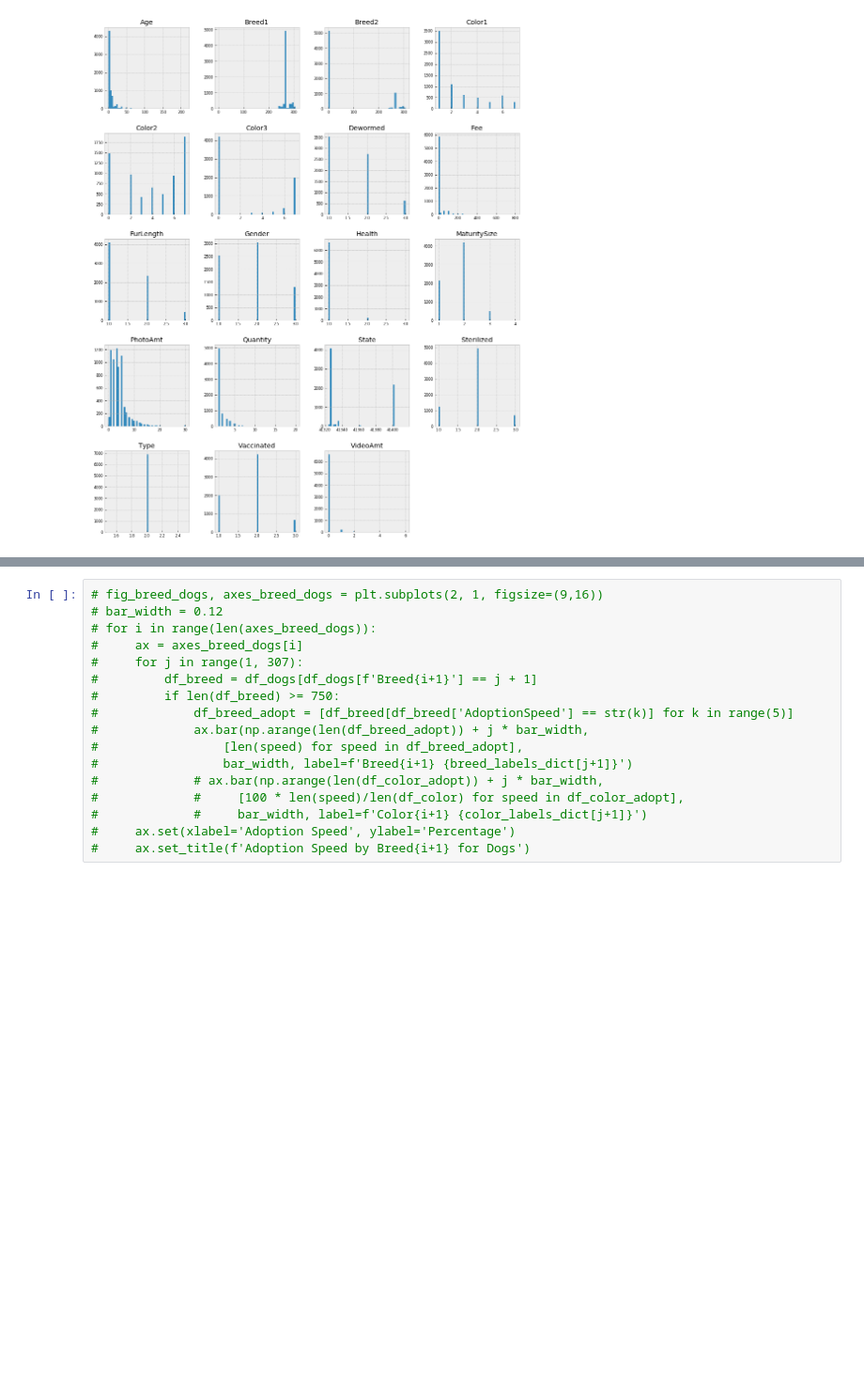
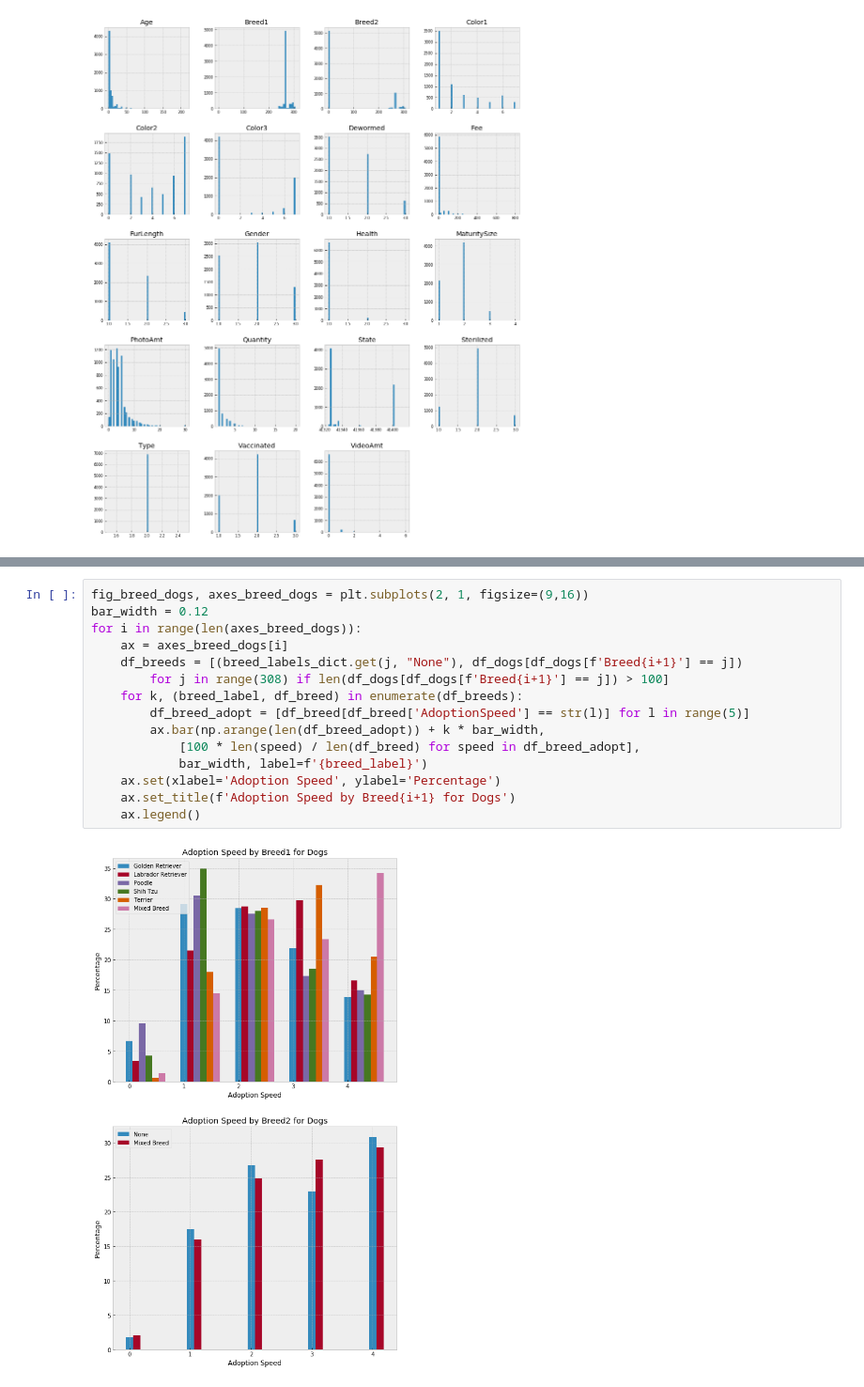
Before and after one commit to bfrison/CEBD1160, a Jupyter notebook: project/project_graphs.ipynb, the cells around one changed output, grey strips where cells are left out. Shown at 94% size. Cells and saved outputs as stored; diff of their text form; blank space fills up the shorter version.

```diff
--- a/project/project_graphs.ipynb
+++ b/project/project_graphs.ipynb
@@ -227,17 +227,17 @@ for i in range(len(axes_color_cats)):
 # %%
-# fig_breed_dogs, axes_breed_dogs = plt.subplots(2, 1, figsize=(9,16))
-# bar_width = 0.12
-# for i in range(len(axes_breed_dogs)):
-#     ax = axes_breed_dogs[i]
-#     for j in range(1, 307):
-#         df_breed = df_dogs[df_dogs[f'Breed{i+1}'] == j + 1]
-#         if len(df_breed) >= 750:
-#             df_breed_adopt = [df_breed[df_breed['AdoptionSpeed'] == str(k)] for k in range(5)]
-#             ax.bar(np.arange(len(df_breed_adopt)) + j * bar_width,
-#                 [len(speed) for speed in df_breed_adopt],
-#                 bar_width, label=f'Breed{i+1} {breed_labels_dict[j+1]}')
-#             # ax.bar(np.arange(len(df_color_adopt)) + j * bar_width,
-#             #     [100 * len(speed)/len(df_color) for speed in df_color_adopt],
-#             #     bar_width, label=f'Color{i+1} {color_labels_dict[j+1]}')
-#     ax.set(xlabel='Adoption Speed', ylabel='Percentage')
-#     ax.set_title(f'Adoption Speed by Breed{i+1} for Dogs')
+fig_breed_dogs, axes_breed_dogs = plt.subplots(2, 1, figsize=(9,16))
+bar_width = 0.12
+for i in range(len(axes_breed_dogs)):
+    ax = axes_breed_dogs[i]
+    df_breeds = [(breed_labels_dict.get(j, "None"), df_dogs[df_dogs[f'Breed{i+1}'] == j])
+        for j in range(308) if len(df_dogs[df_dogs[f'Breed{i+1}'] == j]) > 100]
+    for k, (breed_label, df_breed) in enumerate(df_breeds):
+        df_breed_adopt = [df_breed[df_breed['AdoptionSpeed'] == str(l)] for l in range(5)]
+        ax.bar(np.arange(len(df_breed_adopt)) + k * bar_width,
+            [100 * len(speed) / len(df_breed) for speed in df_breed_adopt],
+            bar_width, label=f'{breed_label}')
+    ax.set(xlabel='Adoption Speed', ylabel='Percentage')
+    ax.set_title(f'Adoption Speed by Breed{i+1} for Dogs')
+    ax.legend()
+# %% [output]
+[figure, added]
```
Also changed, not shown: parts of 9 cells of this notebook.
